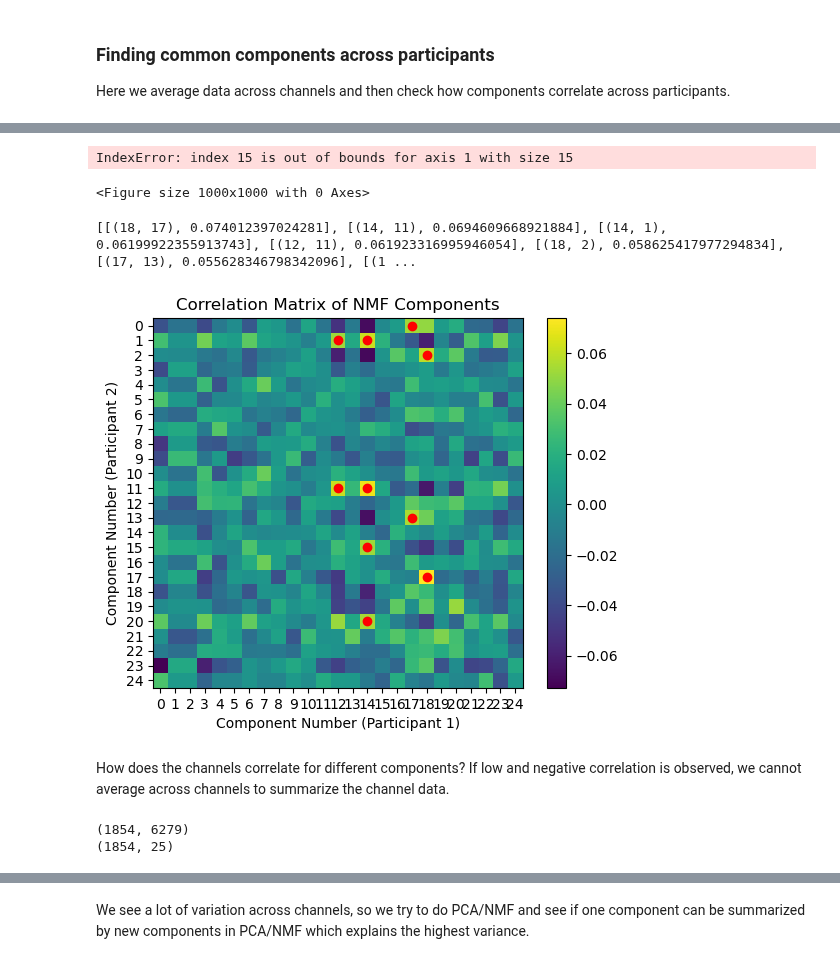
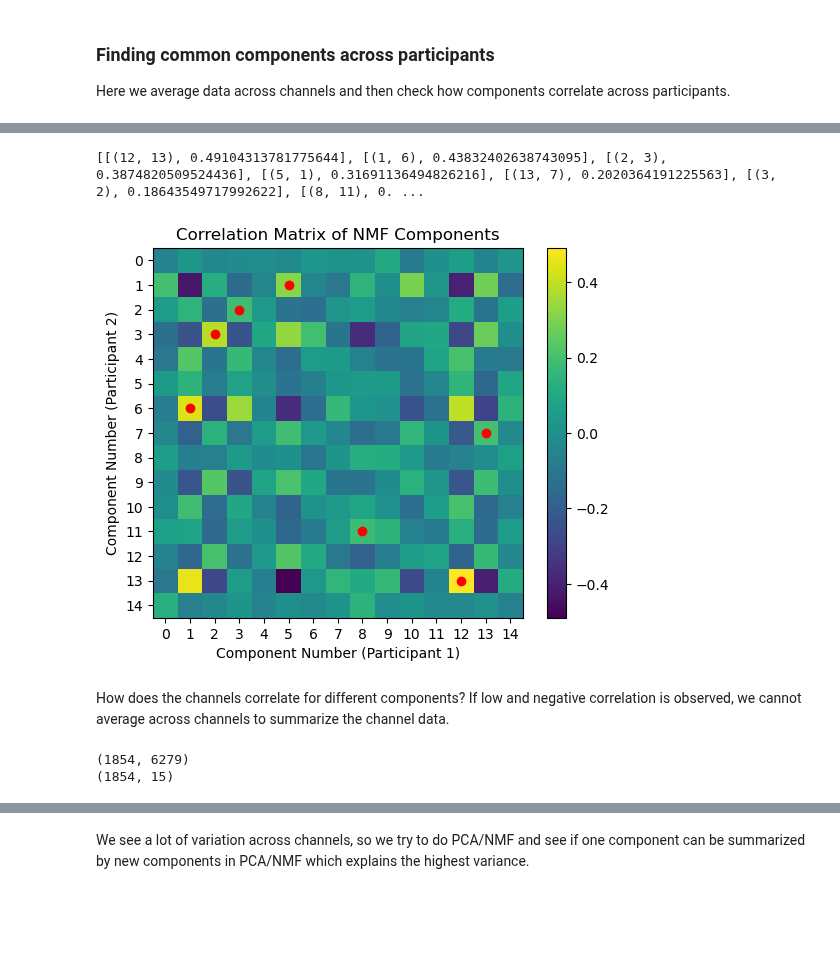
Before and after one commit to AtharvSuryawanshi/Neural-Representations-using-Things-Database, a Jupyter notebook: notebooks/NMF_meg8.ipynb, the cells around one changed output, grey strips where cells are left out. Drawn from its saved outputs; the diff is of its cells as text; code cells hidden in the pictures; blank space fills up the shorter version.

```diff
--- a/notebooks/NMF_meg8.ipynb
+++ b/notebooks/NMF_meg8.ipynb
@@ -419,7 +419,7 @@ class IDK:
         W = self.W_dict[participant_no]
         X = self.X_dict[participant_no]
         X_scaled = X.reshape(self.NOS_CONCEPTS, self.NOS_CHANNELS_OPT, self.NOS_TIME_POINTS)
-        W= reduce_W(W)
+        # W= reduce_W(W)
         # X_scaled = X_scaled / (np.linalg.norm(X_scaled, axis=0, keepdims=True) + 1e-8)
         # W = W / (np.linalg.norm(W, axis=1, keepdims=True) + 1e-8)  # Row-wise normalization
         # W_reg = W + 1e-4 * np.eye(W.shape[0], W.shape[1])
@@ -620,3 +639,15 @@ plt.show()
 # %% [markdown]
 ### Finding common components across participants
 Here we average data across channels and then check how components correlate across participants.
+# %%
+corr_mat = np.zeros((nmf_components, nmf_components))
+for i in range(nmf_components):
+    for j in range(nmf_components):
+
+        corr_mat[i, j] = np.corrcoef(idk.W_dict[1][:, i], idk.W_dict[2][:, j])[0,1]
+
+plt.imshow(corr_mat.T)
+plt.colorbar()
+plt.xlabel('Participant 1')
+plt.ylabel('Participant 2')
+plt.show()
@@ -637,26 +670,16 @@ def make_corr_mat(a, b, n):
             # print(f"correlation of {a[:,i].shape} and {j}")
             corr_mat[i,j] = np.corrcoef(a[:,i], b[:,j])[0,1]
     return corr_mat
-# %%
-plt.figure(figsize=(10, 10))
-plt.imshow(make_corr_mat(idk.W_dict[1], idk.W_dict[2], 25).T)
-plt.title("Correlaiton of W matrix (category x component)")
-plt.xlabel("Participant 1")
-plt.ylabel("Participant 2")
-plt.xticks(np.arange(25))
-plt.yticks(np.arange(25))
-plt.colorbar()
-plt.show()
-# %% [output]
-IndexError: index 15 is out of bounds for axis 1 with size 15
-<Figure size 1000x1000 with 0 Axes>
 # %%
-
 # Compute correlation matrix
-corr_matrix = make_corr_mat(idk.W_dict[1], idk.W_dict[2], nmf_components)
+corr_matrix = make_corr_mat(idk.W_dict[1], idk.W_dict[2], 15)
 plt.imshow(corr_matrix.T, cmap='viridis')
 plt.colorbar()
 plt.title("Correlation Matrix of NMF Components")
+plt.xlabel("Participant 1")
+plt.ylabel("Participant 2")
+
+
 # Exclude diagonal (self-correlation) by setting it to NaN
 # np.fill_diagonal(corr_matrix, np.nan)
 
@@ -664,35 +687,35 @@ plt.title("Correlation Matrix of NMF Components")
 sorted_indices = np.argsort(-np.nan_to_num(corr_matrix).ravel())  # Negative for descending order
 
 # Convert back to 2D indices
 sorted_2d_indices = np.unravel_index(sorted_indices, corr_matrix.shape)
 
 # Stack row & col indices into tuples
 sorted_pairs = list(zip(sorted_2d_indices[0], sorted_2d_indices[1]))
 
 # Get top 10 correlated pairs
-max_corr_pairs = sorted_pairs[:10]
+max_corr_pairs = sorted_pairs[:30]
 
 # Ensure unique indices
 unique_pairs = []
 used_indices_p1 = set()  # Track already used indices participant 1
 used_indices_p2 = set()  # Track already used indices participant 2
 
 for pair in max_corr_pairs:
-    # if pair[0] not in used_indices_p1 and pair[1] not in used_indices_p2:
+    if pair[0] not in used_indices_p1 and pair[1] not in used_indices_p2:
         unique_pairs.append(pair)
         used_indices_p1.add(pair[0])  # Use add() for single values
         used_indices_p2.add(pair[1])
 
 
 print([[unique_pair, corr_matrix[unique_pair[0], unique_pair[1]]] for unique_pair in unique_pairs])# Mark unique pairs in the correlation matrix
 plt.plot([pair[0] for pair in unique_pairs], [pair[1] for pair in unique_pairs], 'ro')
 # plt.plot([pair[1] for pair in unique_pairs], [pair[0] for pair in unique_pairs], 'ro')
 plt.xlabel("Component Number (Participant 1)")
 plt.ylabel("Component Number (Participant 2)")
 plt.xticks(range(nmf_components))
 plt.yticks(range(nmf_components))
 plt.show()
 # %% [output]
-[[(18, 17), 0.074012397024281], [(14, 11), 0.0694609668921884], [(14, 1), 0.06199922355913743], [(12, 11), 0.061923316995946054], [(18, 2), 0.058625417977294834], [(17, 13), 0.055628346798342096], [(1 ...
+[[(12, 13), 0.49104313781775644], [(1, 6), 0.43832402638743095], [(2, 3), 0.3874820509524436], [(5, 1), 0.31691136494826216], [(13, 7), 0.2020364191225563], [(3, 2), 0.18643549717992622], [(8, 11), 0. ...
-[figure, old version]
+[figure, new version]
 # %%
@@ -742,7 +765,7 @@ print(idk.X_dict[1].shape)
 print(idk.W_dict[1].shape)
 # %% [output]
 (1854, 6279)
-(1854, 25)
+(1854, 15)
 # %%
 nnls_1 = idk.perform_plot_nnls(participant_no=1, baseline_regressor=True)
 nnls_2 = idk.perform_plot_nnls(participant_no=2, baseline_regressor=True)
```
Also changed, not shown: parts of 17 cells of this notebook, 1 other file.
